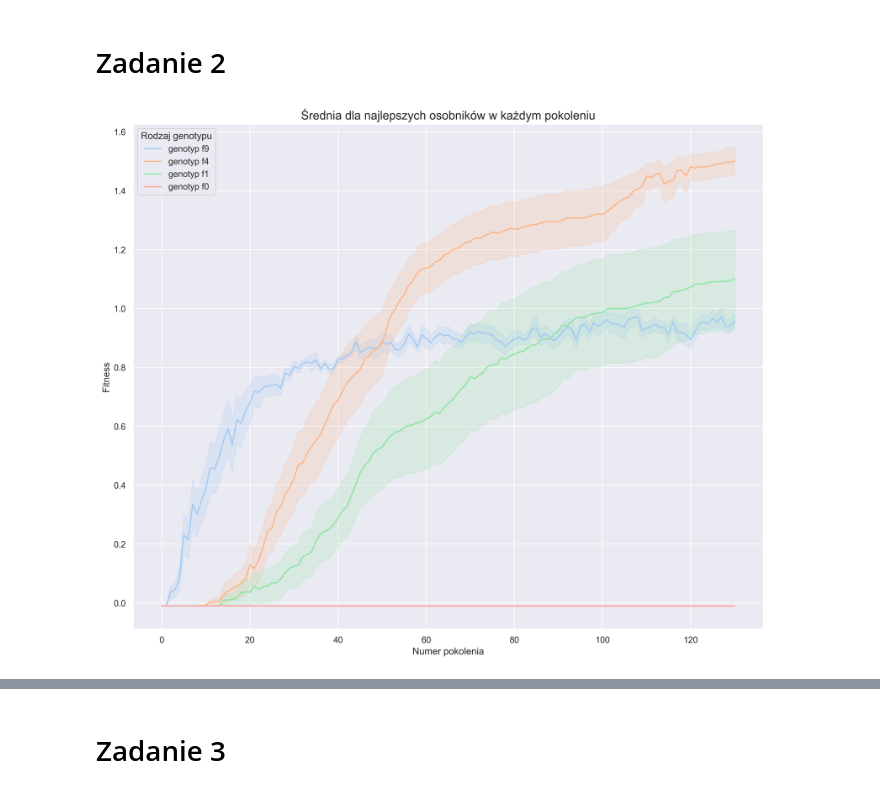
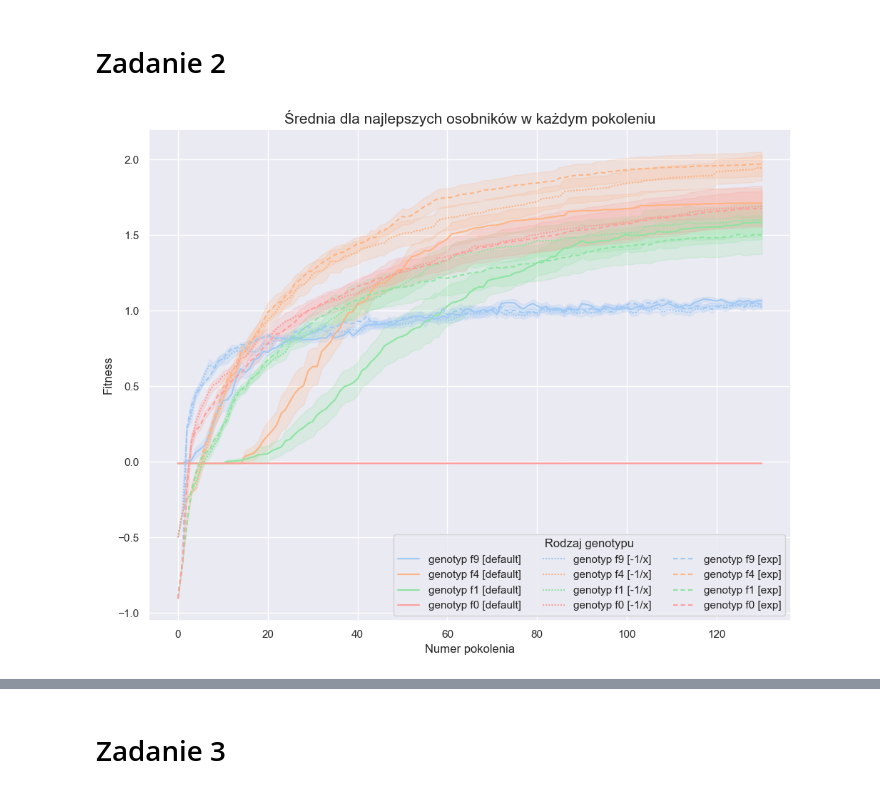
Before and after one commit to anras5/evolutionary-algorithms, a Jupyter notebook: lab2/lab2.ipynb, the cells around one changed output, grey strips where cells are left out. Drawn from its saved outputs; the diff is of its cells as text; code cells hidden in the pictures.

```diff
--- a/lab2/lab2.ipynb
+++ b/lab2/lab2.ipynb
@@ -10,18 +10,28 @@ sns.set()
 G_VALUES = ["9", "4", "1", "0"]
 palette = sns.color_palette("pastel", len(G_VALUES))
 color_map = dict(zip(G_VALUES, palette))
-plt.figure(figsize=(12, 10), dpi=300)
+plt.figure(figsize=(10, 8))
 
 for g_value in G_VALUES:
     for i in range(1, 11):
         df = pd.read_csv(f"../framspy/lab2/default/f{g_value}/Deap/{i}.csv", usecols=['gen', 'max'])
-        sns.lineplot(df, x='gen', y='max', color=color_map[g_value], label=f"genotyp f{g_value}" if i == 1 else "")
+        sns.lineplot(df, x='gen', y='max', color=color_map[g_value], label=f"genotyp f{g_value} [default]" if i == 1 else "")
+
+for g_value in G_VALUES:
+    for i in range(1, 11):
+        df = pd.read_csv(f"../framspy/lab2/reciprocal/f{g_value}/Deap/{i}.csv", usecols=['gen', 'max'])
+        sns.lineplot(df, x='gen', y='max', color=color_map[g_value], linestyle=(0,(3, 1, 1, 1)), label=f"genotyp f{g_value} [-1/x]" if i == 1 else "")
+
+for g_value in G_VALUES:
+    for i in range(1, 11):
+        df = pd.read_csv(f"../framspy/lab2/exp/f{g_value}/Deap/{i}.csv", usecols=['gen', 'max'])
+        sns.lineplot(df, x='gen', y='max', color=color_map[g_value], linestyle=(0,(3, 2)), label=f"genotyp f{g_value} [exp]" if i == 1 else "")
 
 plt.title("Najlepszy osobnik w każdym pokoleniu", fontsize=15)
 plt.ylabel("Fitness")
 plt.xlabel("Numer pokolenia")
 
-plt.legend(title="Rodzaj genotypu")
+plt.legend(title="Rodzaj genotypu", ncol=3)
 plt.tight_layout()
 plt.savefig('zadanie2-1.png')
 plt.show()
@@ -32,23 +42,37 @@ plt.show()
 # %%
 G_VALUES = ["9", "4", "1", "0"]
 palette = sns.color_palette("pastel", len(G_VALUES))
 color_map = dict(zip(G_VALUES, palette))
-plt.figure(figsize=(12, 10), dpi=300)
+plt.figure(figsize=(10, 8))
 
 for g_value in G_VALUES:
     df = pd.DataFrame()
     for i in range(1, 11):
         df_temp = pd.read_csv(f"../framspy/lab2/default/f{g_value}/Deap/{i}.csv", usecols=['gen', 'max'])
         df = pd.concat([df, df_temp])
-    sns.lineplot(df, x='gen', y='max', color=color_map[g_value], label=f"genotyp f{g_value}", errorbar=("sd", 0.3))
+    sns.lineplot(df, x='gen', y='max', color=color_map[g_value], label=f"genotyp f{g_value} [default]", errorbar=("sd", 0.3))
+
+for g_value in G_VALUES:
+    df = pd.DataFrame()
+    for i in range(1, 11):
+        df_temp = pd.read_csv(f"../framspy/lab2/reciprocal/f{g_value}/Deap/{i}.csv", usecols=['gen', 'max'])
+        df = pd.concat([df, df_temp])
+    sns.lineplot(df, x='gen', y='max', color=color_map[g_value], linestyle=(0,(1, 1, 1, 1)), label=f"genotyp f{g_value} [-1/x]", errorbar=("sd", 0.3))
+
+for g_value in G_VALUES:
+    df = pd.DataFrame()
+    for i in range(1, 11):
+        df_temp = pd.read_csv(f"../framspy/lab2/exp/f{g_value}/Deap/{i}.csv", usecols=['gen', 'max'])
+        df = pd.concat([df, df_temp])
+    sns.lineplot(df, x='gen', y='max', color=color_map[g_value], linestyle=(0,(3, 2)), label=f"genotyp f{g_value} [exp]", errorbar=("sd", 0.3))
 
 plt.title("Średnia dla najlepszych osobników w każdym pokoleniu", fontsize=15)
 plt.ylabel("Fitness")
 plt.xlabel("Numer pokolenia")
 
-plt.legend(title="Rodzaj genotypu")
+plt.legend(title="Rodzaj genotypu", ncol=3)
 plt.tight_layout()
 plt.savefig('zadanie2-2.png')
 plt.show()
 # %% [output]
-[figure, old version]
+[figure, new version]
```
Also changed, not shown: parts of 4 cells of this notebook, 6 other files.
